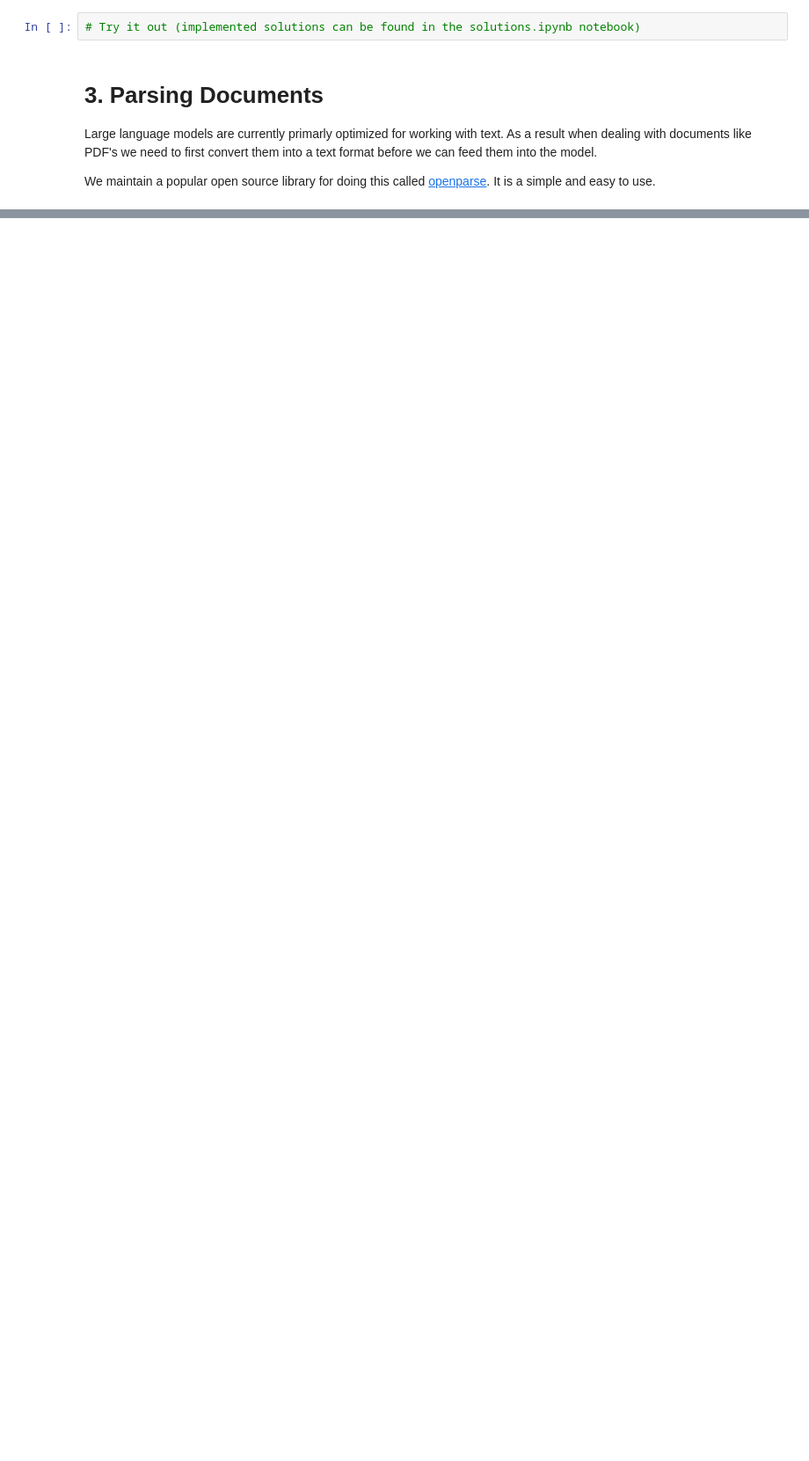
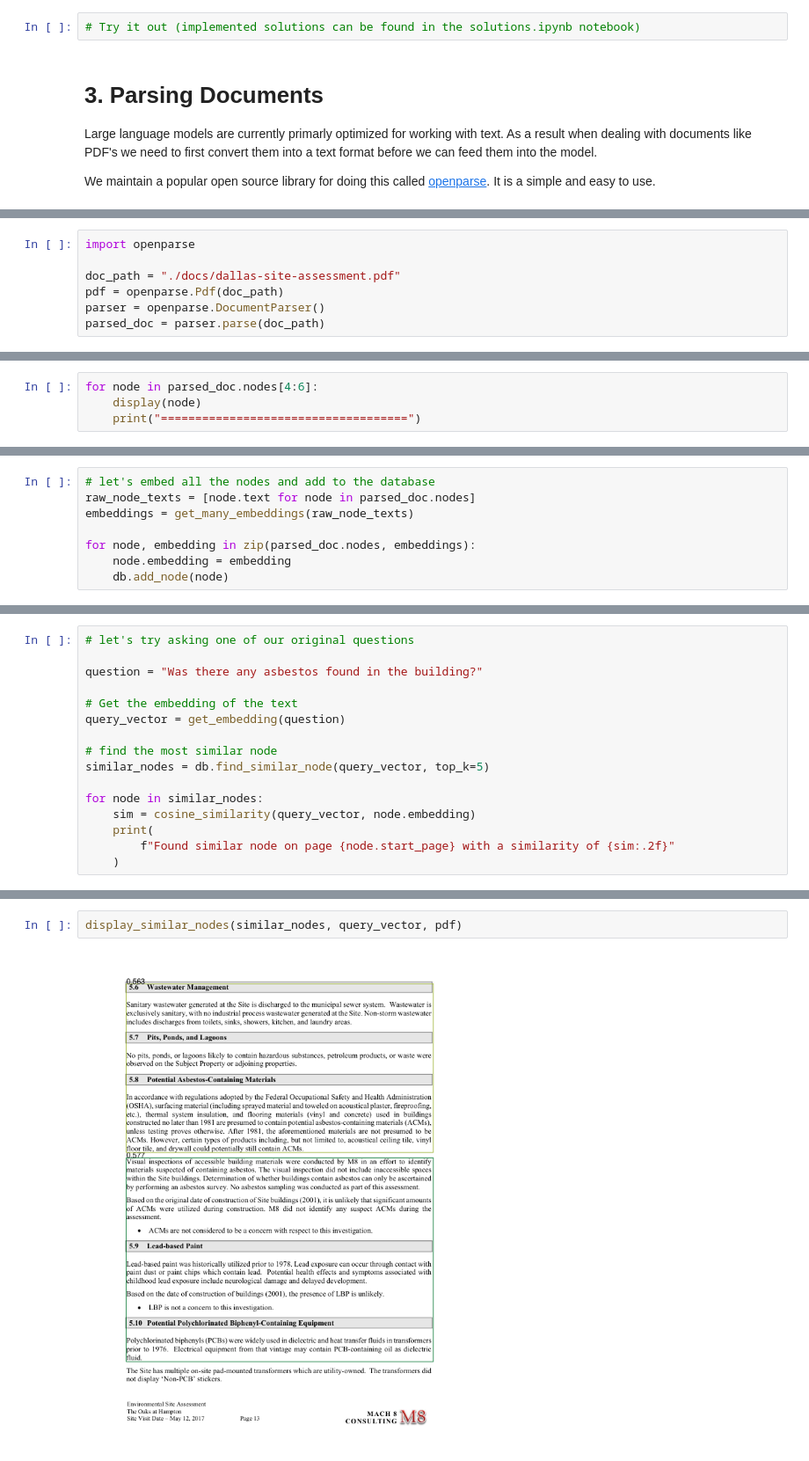
Before and after one commit to Filimoa/ai-workshop-cas-spring-2024, a Jupyter notebook: src/notebooks/enviromental_case_study.ipynb, the cells around one changed output, grey strips where cells are left out. Shown at 88% size. Saved outputs shown, nothing was run; the diff lists cells and outputs as text; blank space fills up the shorter version.

```diff
--- a/src/notebooks/enviromental_case_study.ipynb
+++ b/src/notebooks/enviromental_case_study.ipynb
@@ -357,0 +434,7 @@ for node in parsed_basic_doc.nodes:
+# %%
+import openparse
+
+doc_path = "./docs/dallas-site-assessment.pdf"
+pdf = openparse.Pdf(doc_path)
+parser = openparse.DocumentParser()
+parsed_doc = parser.parse(doc_path)
@@ -357,0 +443,4 @@ for node in parsed_basic_doc.nodes:
+# %%
+for node in parsed_doc.nodes[4:6]:
+    display(node)
+    print("====================================")
@@ -357,0 +474,8 @@ for node in parsed_basic_doc.nodes:
+# %%
+# let's embed all the nodes and add to the database
+raw_node_texts = [node.text for node in parsed_doc.nodes]
+embeddings = get_many_embeddings(raw_node_texts)
+
+for node, embedding in zip(parsed_doc.nodes, embeddings):
+    node.embedding = embedding
+    db.add_node(node)
@@ -357,0 +520,16 @@ for node in parsed_basic_doc.nodes:
+# %%
+# let's try asking one of our original questions
+
+question = "Was there any asbestos found in the building?"
+
+# Get the embedding of the text
+query_vector = get_embedding(question)
+
+# find the most similar node
+similar_nodes = db.find_similar_node(query_vector, top_k=5)
+
+for node in similar_nodes:
+    sim = cosine_similarity(query_vector, node.embedding)
+    print(
+        f"Found similar node on page {node.start_page} with a similarity of {sim:.2f}"
+    )
@@ -357,0 +587,4 @@ for node in parsed_basic_doc.nodes:
+# %%
+display_similar_nodes(similar_nodes, query_vector, pdf)
+# %% [output]
+[figure, added]
```
Also changed, not shown: parts of 21 cells of this notebook, 5 other files.
